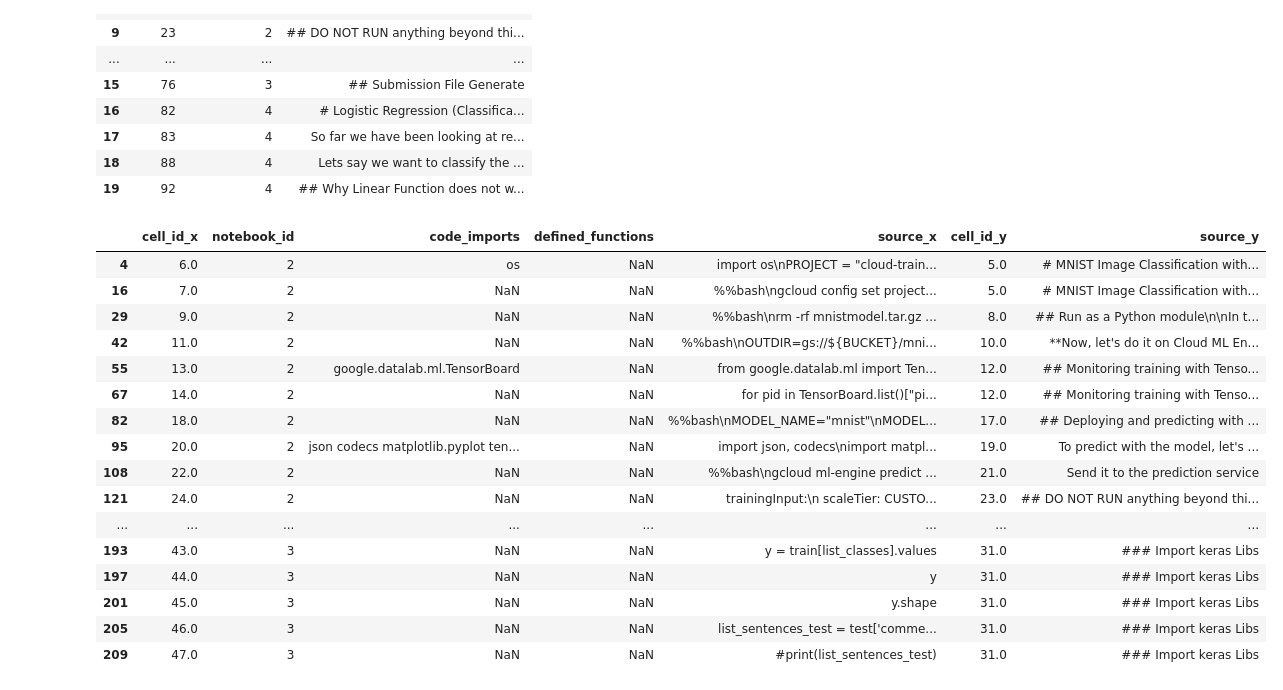
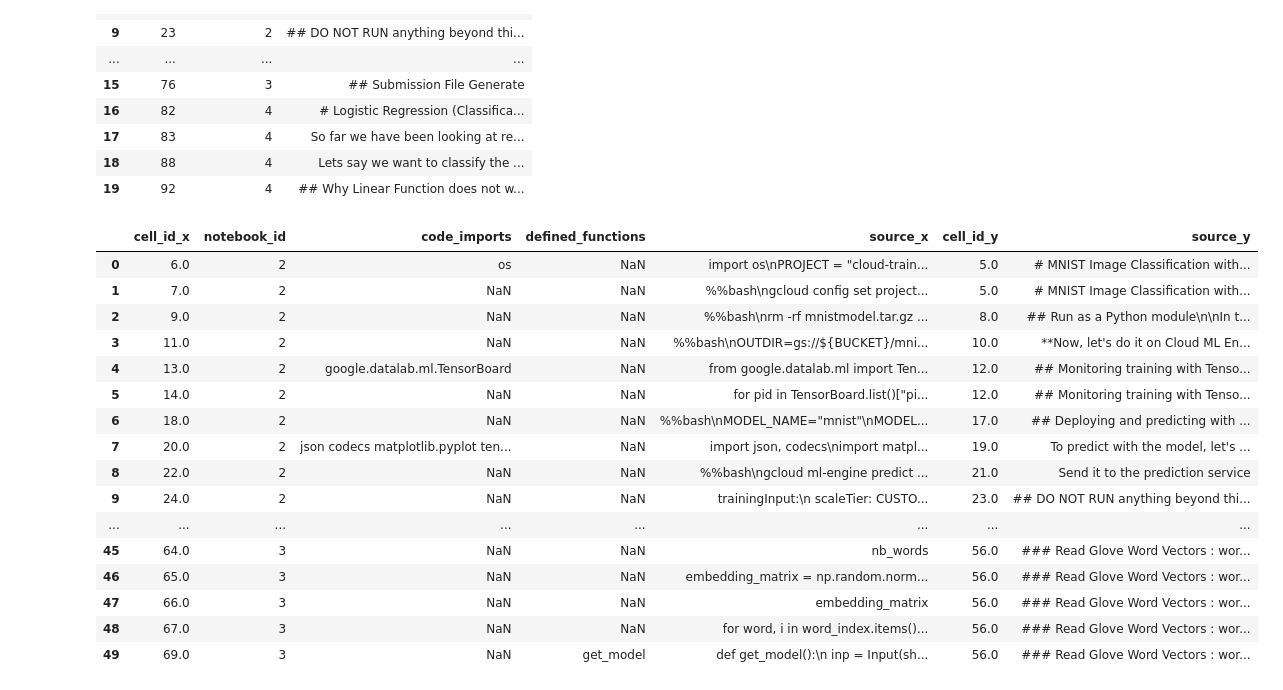
Before and after one commit to Abhilash76/PhindLLMproject, a Jupyter notebook: train_data.ipynb, the cells around one changed output. Saved outputs shown, nothing was run; the diff lists cells and outputs as text; code cells hidden in the pictures.

Commit message:
Created a training dataset df_train.pkl using train_data.ipynb

```diff
--- a/train_data.ipynb
+++ b/train_data.ipynb
@@ -84,32 +84,32 @@ merged_df = dd.merge(df_code, df_md, on='notebook_id', how='outer')
 # %%
 # Filter rows based on the condition
 merged_df = merged_df.loc[merged_df['cell_id_x'] > merged_df['cell_id_y']]
 
 # Keep the last Markdown cell before the Code cell while removing duplicates
 merged_df.drop_duplicates(subset=['cell_id_x'], keep='last', inplace=True)
 
 # If you want to reset the index after removing rows
 merged_df.reset_index(drop=True, inplace=True)
 
-merged_df.head(30)
+merged_df.head(50)
 # %% [output]
 |  | cell_id_x | notebook_id | code_imports | defined_functions | source_x | cell_id_y | source_y |
-| 4 | 6.0 | 2 | os | NaN | import os\nPROJECT = "cloud-train... | 5.0 | # MNIST Image Classification with... |
-| 16 | 7.0 | 2 | NaN | NaN | %%bash\ngcloud config set project... | 5.0 | # MNIST Image Classification with... |
-| 29 | 9.0 | 2 | NaN | NaN | %%bash\nrm -rf mnistmodel.tar.gz ... | 8.0 | ## Run as a Python module\n\nIn t... |
-| 42 | 11.0 | 2 | NaN | NaN | %%bash\nOUTDIR=gs://${BUCKET}/mni... | 10.0 | **Now, let's do it on Cloud ML En... |
-| 55 | 13.0 | 2 | google.datalab.ml.TensorBoard | NaN | from google.datalab.ml import Ten... | 12.0 | ## Monitoring training with Tenso... |
-| 67 | 14.0 | 2 | NaN | NaN | for pid in TensorBoard.list()["pi... | 12.0 | ## Monitoring training with Tenso... |
-| 82 | 18.0 | 2 | NaN | NaN | %%bash\nMODEL_NAME="mnist"\nMODEL... | 17.0 | ## Deploying and predicting with ... |
-| 95 | 20.0 | 2 | json codecs matplotlib.pyplot ten... | NaN | import json, codecs\nimport matpl... | 19.0 | To predict with the model, let's ... |
-| 108 | 22.0 | 2 | NaN | NaN | %%bash\ngcloud ml-engine predict ... | 21.0 | Send it to the prediction service |
-| 121 | 24.0 | 2 | NaN | NaN | trainingInput:\n scaleTier: CUSTO... | 23.0 | ## DO NOT RUN anything beyond thi... |
+| 0 | 6.0 | 2 | os | NaN | import os\nPROJECT = "cloud-train... | 5.0 | # MNIST Image Classification with... |
+| 1 | 7.0 | 2 | NaN | NaN | %%bash\ngcloud config set project... | 5.0 | # MNIST Image Classification with... |
+| 2 | 9.0 | 2 | NaN | NaN | %%bash\nrm -rf mnistmodel.tar.gz ... | 8.0 | ## Run as a Python module\n\nIn t... |
+| 3 | 11.0 | 2 | NaN | NaN | %%bash\nOUTDIR=gs://${BUCKET}/mni... | 10.0 | **Now, let's do it on Cloud ML En... |
+| 4 | 13.0 | 2 | google.datalab.ml.TensorBoard | NaN | from google.datalab.ml import Ten... | 12.0 | ## Monitoring training with Tenso... |
+| 5 | 14.0 | 2 | NaN | NaN | for pid in TensorBoard.list()["pi... | 12.0 | ## Monitoring training with Tenso... |
+| 6 | 18.0 | 2 | NaN | NaN | %%bash\nMODEL_NAME="mnist"\nMODEL... | 17.0 | ## Deploying and predicting with ... |
+| 7 | 20.0 | 2 | json codecs matplotlib.pyplot ten... | NaN | import json, codecs\nimport matpl... | 19.0 | To predict with the model, let's ... |
+| 8 | 22.0 | 2 | NaN | NaN | %%bash\ngcloud ml-engine predict ... | 21.0 | Send it to the prediction service |
+| 9 | 24.0 | 2 | NaN | NaN | trainingInput:\n scaleTier: CUSTO... | 23.0 | ## DO NOT RUN anything beyond thi... |
 | ... | ... | ... | ... | ... | ... | ... | ... |
-| 193 | 43.0 | 3 | NaN | NaN | y = train[list_classes].values | 31.0 | ### Import keras Libs |
-| 197 | 44.0 | 3 | NaN | NaN | y | 31.0 | ### Import keras Libs |
-| 201 | 45.0 | 3 | NaN | NaN | y.shape | 31.0 | ### Import keras Libs |
-| 205 | 46.0 | 3 | NaN | NaN | list_sentences_test = test['comme... | 31.0 | ### Import keras Libs |
-| 209 | 47.0 | 3 | NaN | NaN | #print(list_sentences_test) | 31.0 | ### Import keras Libs |
+| 45 | 64.0 | 3 | NaN | NaN | nb_words | 56.0 | ### Read Glove Word Vectors : wor... |
+| 46 | 65.0 | 3 | NaN | NaN | embedding_matrix = np.random.norm... | 56.0 | ### Read Glove Word Vectors : wor... |
+| 47 | 66.0 | 3 | NaN | NaN | embedding_matrix | 56.0 | ### Read Glove Word Vectors : wor... |
+| 48 | 67.0 | 3 | NaN | NaN | for word, i in word_index.items()... | 56.0 | ### Read Glove Word Vectors : wor... |
+| 49 | 69.0 | 3 | NaN | get_model | def get_model():\n inp = Input(sh... | 56.0 | ### Read Glove Word Vectors : wor... |
 # %%
 # Save the merged dataframe to a new pickle file
 merged_df.to_pickle('df_train.pkl')
```
